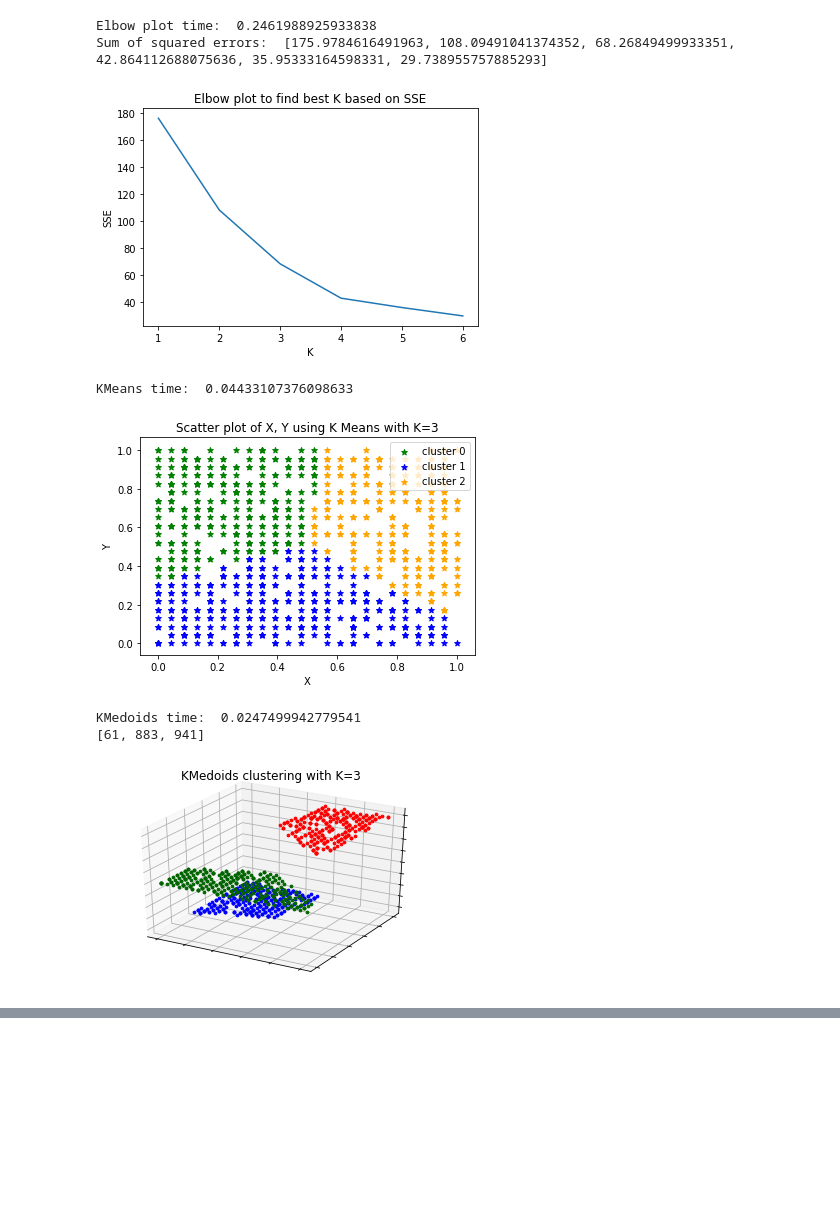
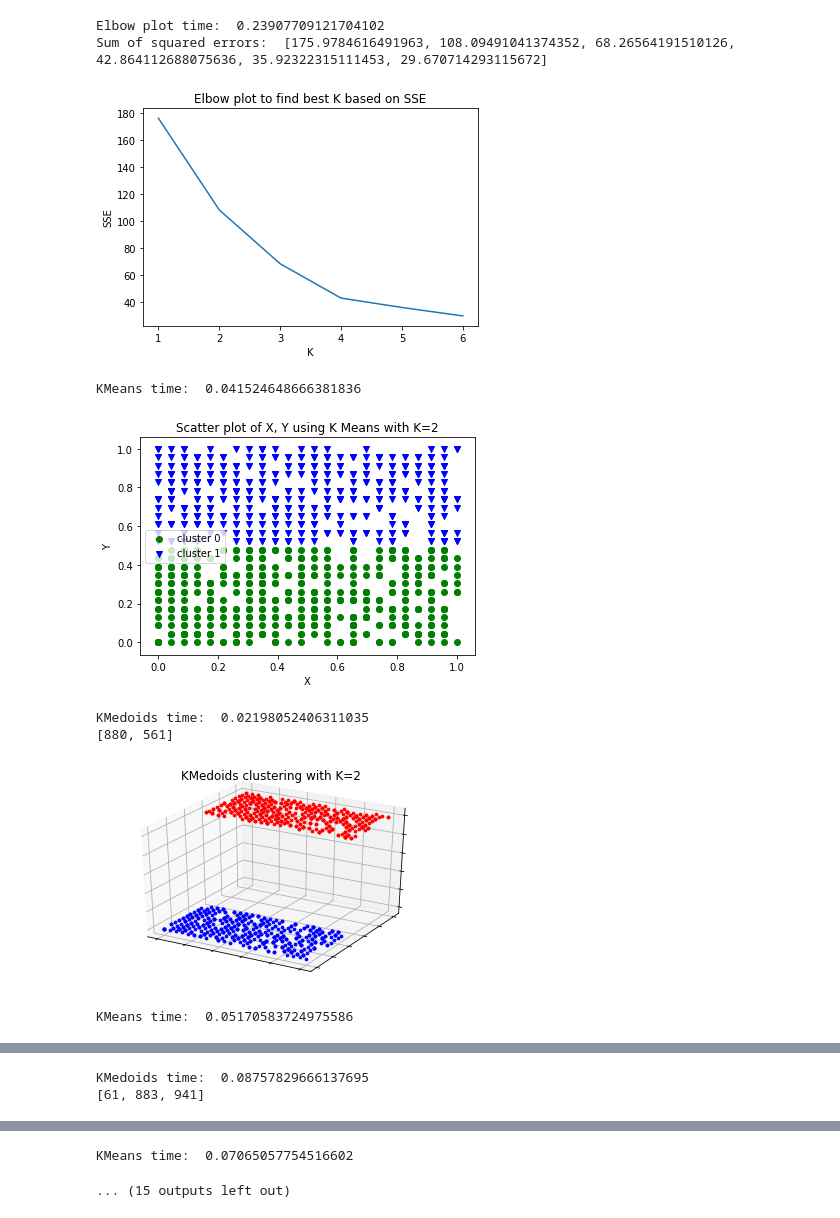
Before and after one commit to iloveyii/data-mining-lab2, a Jupyter notebook: clustering_kmeans_kmedoids.ipynb, the cells around one changed output, grey strips where cells are left out. Cells and saved outputs as stored; diff of their text form; code cells hidden in the pictures; blank space fills up the shorter version.

```diff
--- a/clustering_kmeans_kmedoids.ipynb
+++ b/clustering_kmeans_kmedoids.ipynb
@@ -40,7 +40,7 @@ def pre_process_data():
     df.isnull().sum()
 # %%
 def plot_data():
-    plt.scatter(df.X, df.Y)
+    plt.scatter(df.head(1000).X, df.head(1000).Y)
     plt.title('Scatter plot of X, Y')
     plt.xlabel('X')
     plt.ylabel('Y')
@@ -66,7 +66,7 @@ def find_kmeans(k):
 def plot_clusters(k, save_to_file=True):
     # Plot it
     for i in range(0, len(dfs)):
-        plt.scatter(dfs[i].X, dfs[i].Y, color=colors[i], marker='*', label='cluster ' + str(i))
+        plt.scatter(dfs[i].X, dfs[i].Y, color=colors[i], marker=markers[i], label='cluster ' + str(i))
 
     plt.title('Scatter plot of X, Y using K Means with K='+str(k))
     plt.xlabel('X')
@@ -136,29 +136,33 @@ def find_kmedoids(k):
 # %%
 # 1 - Preprocess data
 pre_process_data()
 
 # 2 - Plot all data
 plot_data()
 
 # 3 - Find elbow to guess bet k
 find_elbow(7)
 
-# 4 - find kmeans
-k = 3
-find_kmeans(k)
 
-# 5 - plot it
-plot_clusters(k)
+### iterate for k=2,3,4,5,6,7,8
+for k in range(2, 8):
 
-# 6 - find kmedoids
-find_kmedoids(k)
+    # 4 - find kmeans
+    find_kmeans(k)
+
+    # 5 - plot it
+    plot_clusters(k)
+
+    # 6 - find kmedoids
+    find_kmedoids(k)
 # %% [output]
 [figure]
-Elbow plot time:  0.2461988925933838
-Sum of squared errors:  [175.9784616491963, 108.09491041374352, 68.26849499933351, 42.864112688075636, 35.95333164598331, 29.738955757885293]
+Elbow plot time:  0.23907709121704102
+Sum of squared errors:  [175.9784616491963, 108.09491041374352, 68.26564191510126, 42.864112688075636, 35.92322315111453, 29.670714293115672]
 [figure]
-KMeans time:  0.04433107376098633
+KMeans time:  0.041524648666381836
-[figure, old version]
+[figure, new version]
-KMedoids time:  0.0247499942779541
-[61, 883, 941]
+KMedoids time:  0.02198052406311035
+[880, 561]
-[figure, old version]
+[figure, new version]
+KMeans time:  0.05170583724975586
@@ -164,0 +170,2 @@ KMedoids time:  0.0247499942779541
+KMedoids time:  0.08757829666137695
+[61, 883, 941]
@@ -164,0 +173,2 @@ KMedoids time:  0.0247499942779541
+KMeans time:  0.07065057754516602
+... (15 outputs left out)
```
Also changed, not shown: parts of 2 cells of this notebook, 7 other files.
